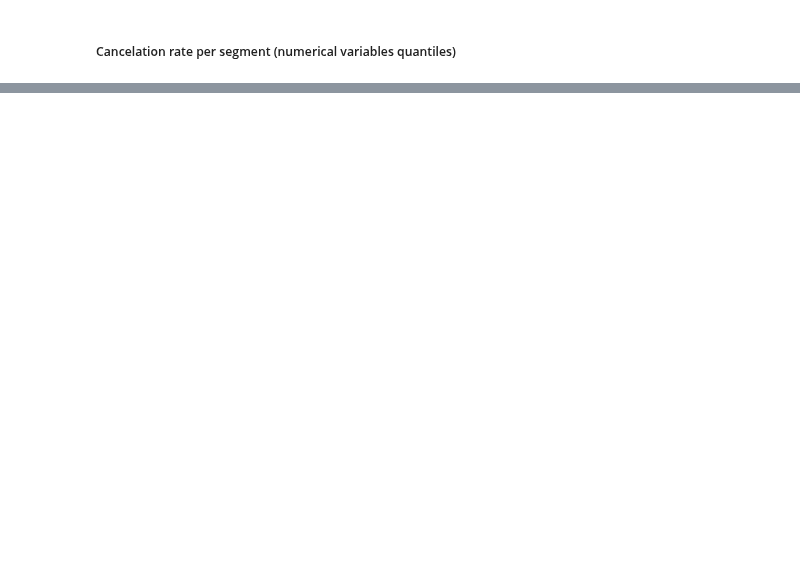
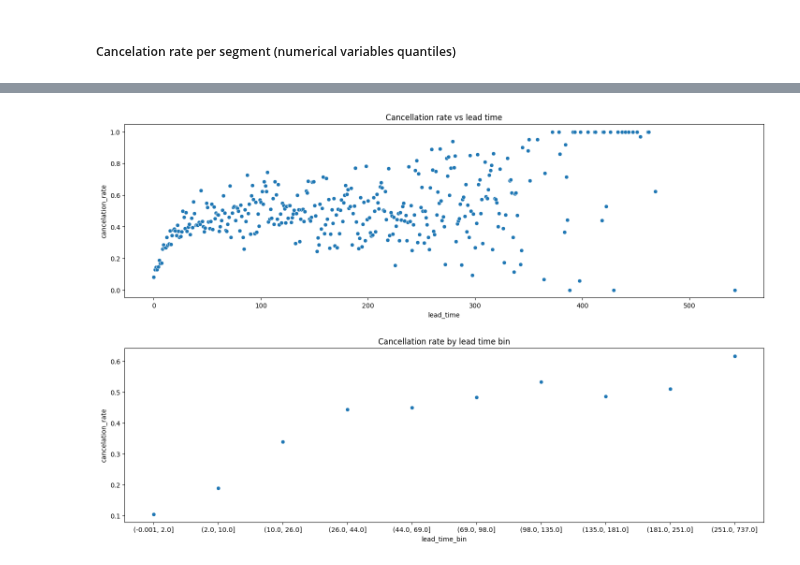
Before and after one commit to maxenceperon/Taller1_Felipe_Maxence_Ciencia_de_datos, a Jupyter notebook: eda.ipynb, the cells around one changed output, grey strips where cells are left out. Drawn from its saved outputs; the diff is of its cells as text; code cells hidden in the pictures; blank space fills up the shorter version.

```diff
--- a/eda.ipynb
+++ b/eda.ipynb
@@ -211 +216,35 @@ display(summary_lead_time)
+# %%
+plot_data1 = (
+    df.groupby("lead_time")["is_canceled"].agg(
+        bookings="count",
+        cancelations="sum",
+        cancelation_rate="mean"
+    )
+    .query("bookings > 12")   # keep only groups with >12 bookings (percentile 5)
+    .sort_values("lead_time", ascending=True)
+    .reset_index()
+)
+
+plot_data2 = summary_lead_time.reset_index()
+
+fig, (ax1,ax2)= plt.subplots(2,1, figsize=(15, 10))
+
+sns.scatterplot(
+    x=plot_data1["lead_time"],
+    y=plot_data1["cancelation_rate"],
+    ax=ax1
+    )
+ax1.set_title("Cancellation rate vs lead time")
+
+sns.scatterplot(
+    x=plot_data2["lead_time_bin"].astype(str),
+    y=plot_data2["cancelation_rate"],
+    ax=ax2
+    )
+ax2.set_title("Cancellation rate by lead time bin")
+
+plt.tight_layout(pad=3.0)
+plt.show()
+# %% [output]
+[figure, added]
 # %%
```
Also changed, not shown: parts of 3 cells of this notebook.
